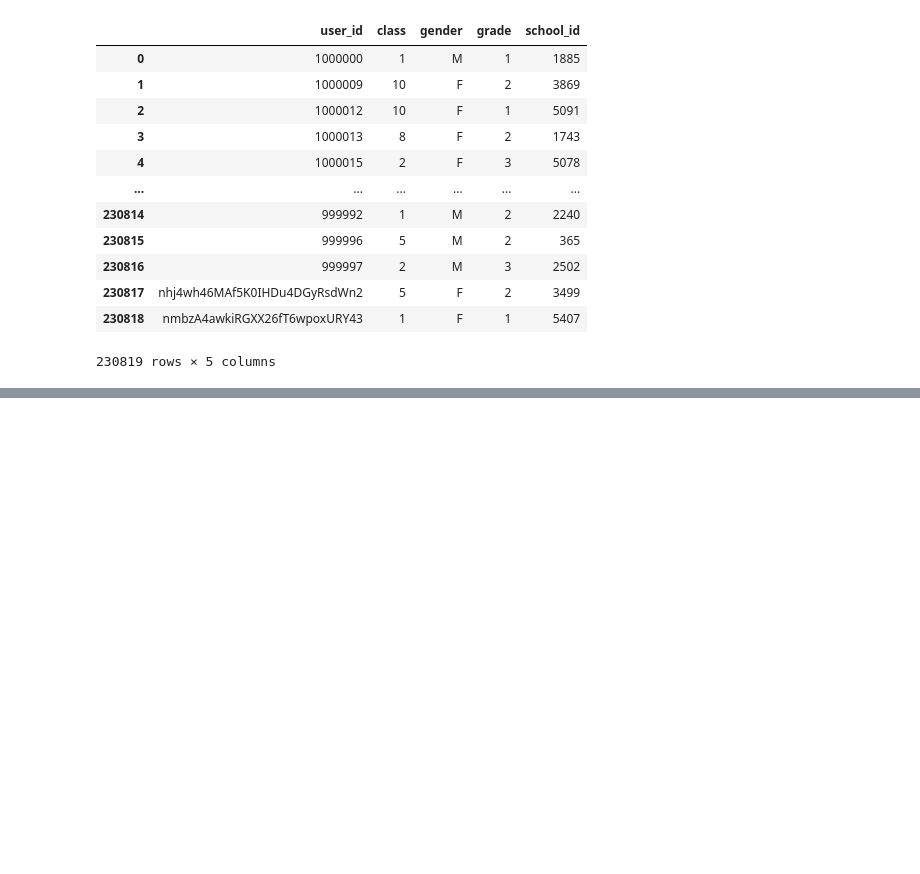
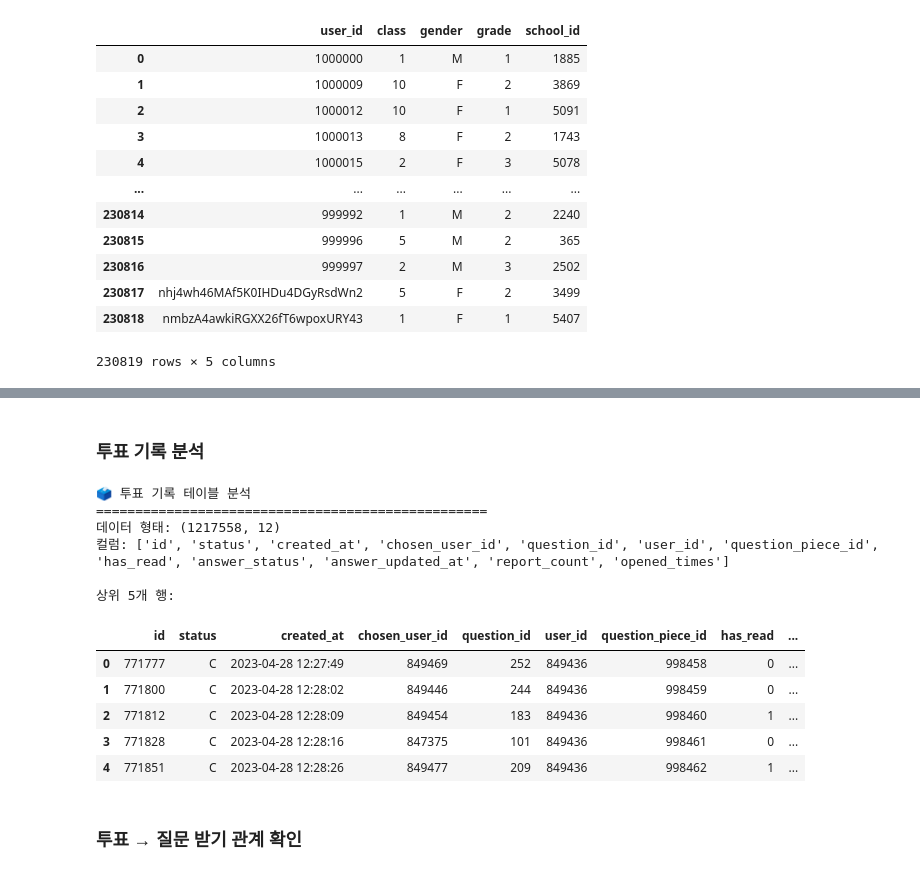
Before and after one commit to goodnews724/sprint_final_project, a Jupyter notebook: notebooks/hojae.ipynb, the cells around one changed output, grey strips where cells are left out. Drawn from its saved outputs; the diff is of its cells as text; code cells hidden in the pictures; blank space fills up the shorter version.

```diff
--- a/notebooks/hojae.ipynb
+++ b/notebooks/hojae.ipynb
@@ -169,0 +465,29 @@ display(user_properties)
+# %% [markdown]
+### 투표 기록 분석
+# %%
+import pandas as pd
+
+# 투표 기록 테이블 로드 (핵심 테이블)
+df_vote = pd.read_parquet("gs://sprintda05_final_project/votes/accounts_userquestionrecord.parquet")
+
+print("🗳️ 투표 기록 테이블 분석")
+print("=" * 50)
+print(f"데이터 형태: {df_vote.shape}")
+print(f"컬럼: {list(df_vote.columns)}")
+print("\n상위 5개 행:")
+df_vote.head()
+# %% [output]
+🗳️ 투표 기록 테이블 분석
+==================================================
+데이터 형태: (1217558, 12)
+컬럼: ['id', 'status', 'created_at', 'chosen_user_id', 'question_id', 'user_id', 'question_piece_id', 'has_read', 'answer_status', 'answer_updated_at', 'report_count', 'opened_times']
+
+상위 5개 행:
+|  | id | status | created_at | chosen_user_id | question_id | user_id | question_piece_id | has_read | ... |
+| 0 | 771777 | C | 2023-04-28 12:27:49 | 849469 | 252 | 849436 | 998458 | 0 | ... |
+| 1 | 771800 | C | 2023-04-28 12:28:02 | 849446 | 244 | 849436 | 998459 | 0 | ... |
+| 2 | 771812 | C | 2023-04-28 12:28:09 | 849454 | 183 | 849436 | 998460 | 1 | ... |
+| 3 | 771828 | C | 2023-04-28 12:28:16 | 847375 | 101 | 849436 | 998461 | 0 | ... |
+| 4 | 771851 | C | 2023-04-28 12:28:26 | 849477 | 209 | 849436 | 998462 | 1 | ... |
+# %% [markdown]
+### 투표 → 질문 받기 관계 확인
```
Also changed, not shown: parts of 63 cells of this notebook, 8 other files.
